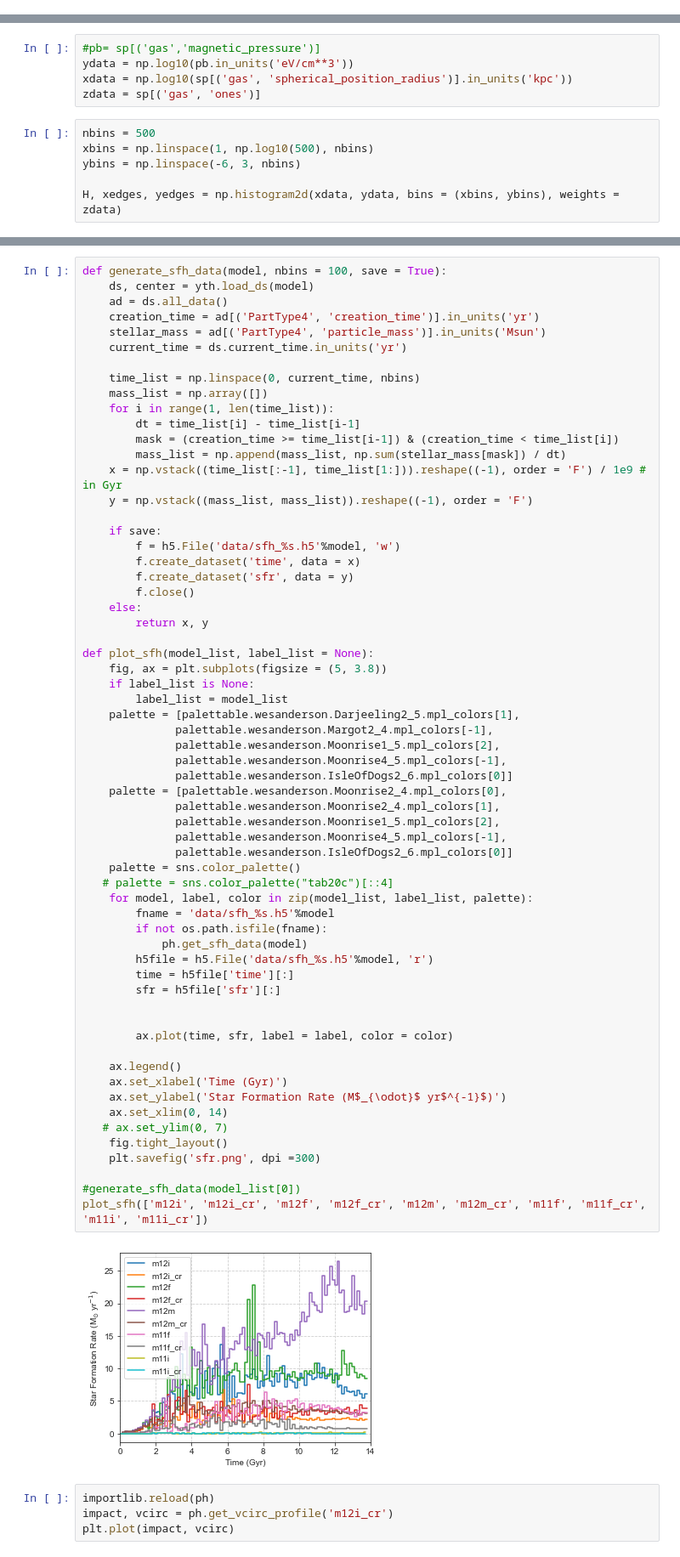
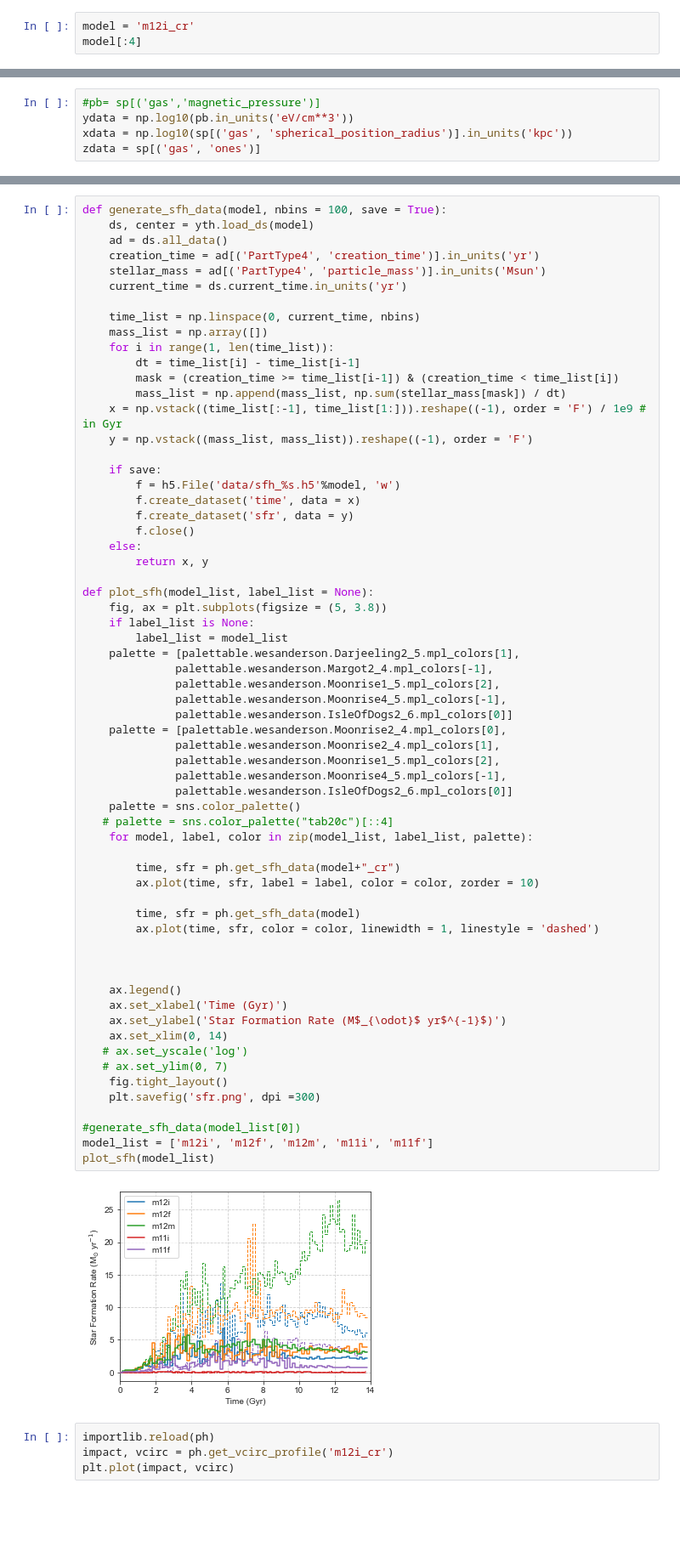
Before and after one commit to ibutsky/cr_diff_cgm, a Jupyter notebook: paper_plots.ipynb, the cells around one changed output, grey strips where cells are left out. Shown at 85% size. Drawn from its saved outputs; the diff is of its cells as text; blank space fills up the shorter version.

```diff
--- a/paper_plots.ipynb
+++ b/paper_plots.ipynb
@@ -108,3 +108,6 @@ yt : [INFO     ] 2022-04-06 17:49:19,178 Making a fixed resolution buffer of (('
 [15974.77714881 17761.33853141 19171.47785525] code_length [16325.77714881 18112.33853141 19522.47785525] code_length
 x ('gas', 'H_nuclei_density')
 ... (5 outputs left out)
+# %%
+model = 'm12i_cr'
+model[:4]
@@ -214,9 +223,3 @@ yt : [INFO     ] 2022-06-22 15:14:59,523 max value is 6.60771e-21 at 29345.01771
 ydata = np.log10(pb.in_units('eV/cm**3'))
 xdata = np.log10(sp[('gas', 'spherical_position_radius')].in_units('kpc'))
 zdata = sp[('gas', 'ones')]
-# %%
-nbins = 500
-xbins = np.linspace(1, np.log10(500), nbins)
-ybins = np.linspace(-6, 3, nbins)
-
-H, xedges, yedges = np.histogram2d(xdata, ydata, bins = (xbins, ybins), weights = zdata)
@@ -276,42 +251,43 @@ def generate_sfh_data(model, nbins = 100, save = True):
 def plot_sfh(model_list, label_list = None):
     fig, ax = plt.subplots(figsize = (5, 3.8))
     if label_list is None:
         label_list = model_list
     palette = [palettable.wesanderson.Darjeeling2_5.mpl_colors[1],
               palettable.wesanderson.Margot2_4.mpl_colors[-1],
               palettable.wesanderson.Moonrise1_5.mpl_colors[2],
               palettable.wesanderson.Moonrise4_5.mpl_colors[-1],
               palettable.wesanderson.IsleOfDogs2_6.mpl_colors[0]]
     palette = [palettable.wesanderson.Moonrise2_4.mpl_colors[0],
               palettable.wesanderson.Moonrise2_4.mpl_colors[1],
               palettable.wesanderson.Moonrise1_5.mpl_colors[2],
               palettable.wesanderson.Moonrise4_5.mpl_colors[-1],
               palettable.wesanderson.IsleOfDogs2_6.mpl_colors[0]]
     palette = sns.color_palette()
    # palette = sns.color_palette("tab20c")[::4]
     for model, label, color in zip(model_list, label_list, palette):
-        fname = 'data/sfh_%s.h5'%model
-        if not os.path.isfile(fname):
-            ph.get_sfh_data(model)
-        h5file = h5.File('data/sfh_%s.h5'%model, 'r')
-        time = h5file['time'][:]
-        sfr = h5file['sfr'][:]
+
+        time, sfr = ph.get_sfh_data(model+"_cr")
+        ax.plot(time, sfr, label = label, color = color, zorder = 10)
+
+        time, sfr = ph.get_sfh_data(model)
+        ax.plot(time, sfr, color = color, linewidth = 1, linestyle = 'dashed')
 
 
-        ax.plot(time, sfr, label = label, color = color)
 
     ax.legend()
     ax.set_xlabel('Time (Gyr)')
     ax.set_ylabel('Star Formation Rate (M$_{\odot}$ yr$^{-1}$)')
     ax.set_xlim(0, 14)
+   # ax.set_yscale('log')
    # ax.set_ylim(0, 7)
     fig.tight_layout()
     plt.savefig('sfr.png', dpi =300)
 
 #generate_sfh_data(model_list[0])
-plot_sfh(['m12i', 'm12i_cr', 'm12f', 'm12f_cr', 'm12m', 'm12m_cr', 'm11f', 'm11f_cr', 'm11i', 'm11i_cr'])
+model_list = ['m12i', 'm12f', 'm12m', 'm11i', 'm11f']
+plot_sfh(model_list)
 # %% [output]
-[figure, old version]
+[figure, new version]
 # %%
 importlib.reload(ph)
 impact, vcirc = ph.get_vcirc_profile('m12i_cr')
```
Also changed, not shown: parts of 5 cells of this notebook, 1 other file.
